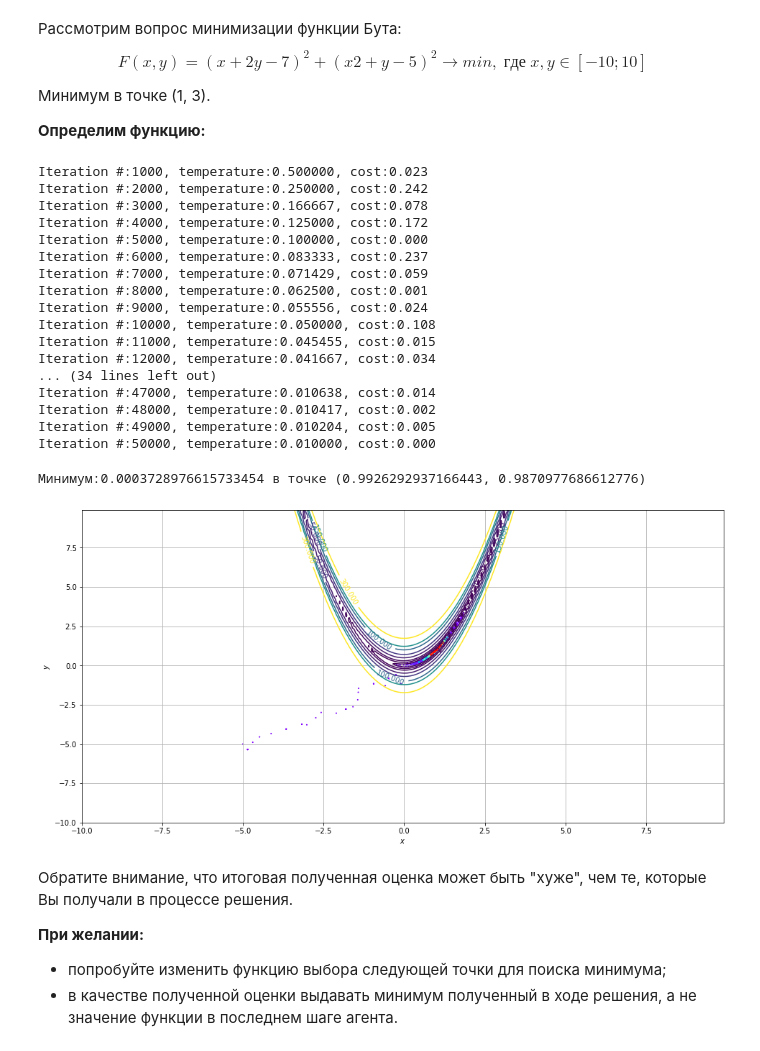
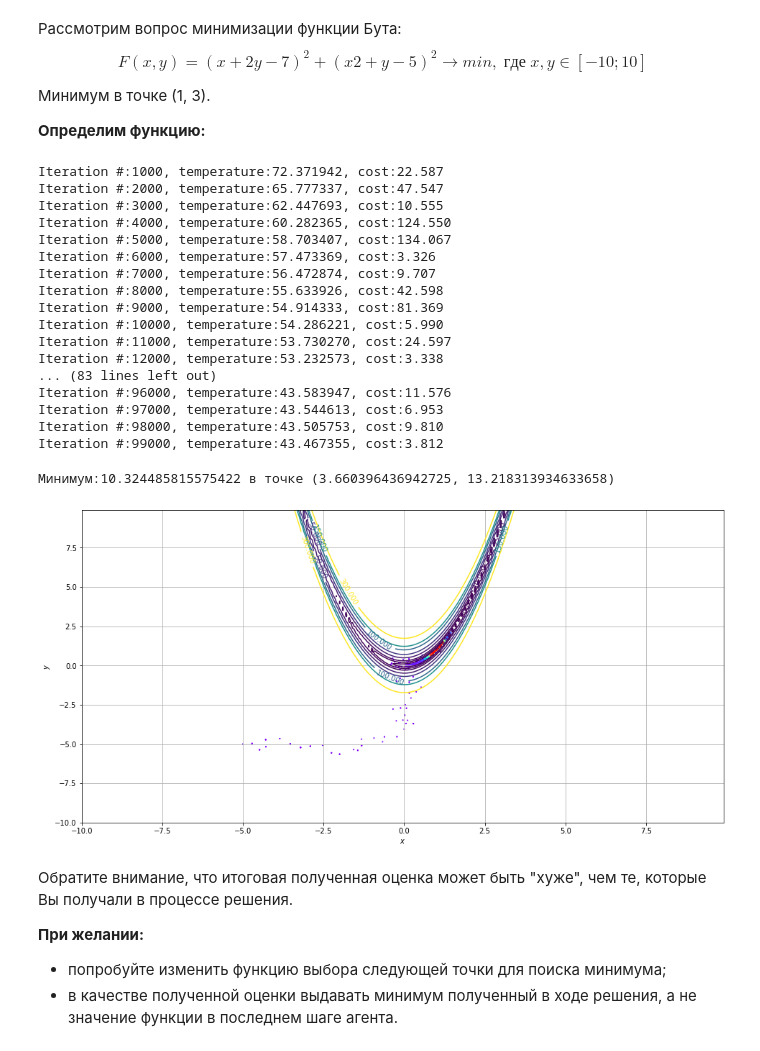
Before and after one commit to TikhonovDaniil/AINavigationControl5.2020, a Jupyter notebook: L1/L1_N1.ipynb, the cells around one changed output. Saved outputs shown, nothing was run; the diff lists cells and outputs as text; code cells hidden in the pictures.

```diff
--- a/L1/L1_N1.ipynb
+++ b/L1/L1_N1.ipynb
@@ -160,7 +160,8 @@ def simulated_annealing(f, xrange, yrange, fstate, initialTemperature, endTemper
                 state = stateCandidate
 
         # уменьшаем температуру (схема Коши)
-        T = initialTemperature / iterator;
+        #T = initialTemperature /iterator;
+        T = initialTemperature / np.log1p(iterator);
 
         # запись текущей точки
         lstate.append(state);
@@ -178,62 +179,62 @@ def simulated_annealing(f, xrange, yrange, fstate, initialTemperature, endTemper
 # запуск алгоритма
 point, cost, lstate = simulated_annealing(FRose, (-5, 5), (-5, 5), None, 500, 0.01);
 # %% [output]
-Iteration #:1000, temperature:0.500000, cost:0.023
-Iteration #:2000, temperature:0.250000, cost:0.242
-Iteration #:3000, temperature:0.166667, cost:0.078
-Iteration #:4000, temperature:0.125000, cost:0.172
-Iteration #:5000, temperature:0.100000, cost:0.000
-Iteration #:6000, temperature:0.083333, cost:0.237
-Iteration #:7000, temperature:0.071429, cost:0.059
-Iteration #:8000, temperature:0.062500, cost:0.001
-Iteration #:9000, temperature:0.055556, cost:0.024
-Iteration #:10000, temperature:0.050000, cost:0.108
-Iteration #:11000, temperature:0.045455, cost:0.015
-Iteration #:12000, temperature:0.041667, cost:0.034
-... (34 lines left out)
-Iteration #:47000, temperature:0.010638, cost:0.014
-Iteration #:48000, temperature:0.010417, cost:0.002
-Iteration #:49000, temperature:0.010204, cost:0.005
-Iteration #:50000, temperature:0.010000, cost:0.000
+Iteration #:1000, temperature:72.371942, cost:22.587
+Iteration #:2000, temperature:65.777337, cost:47.547
+Iteration #:3000, temperature:62.447693, cost:10.555
+Iteration #:4000, temperature:60.282365, cost:124.550
+Iteration #:5000, temperature:58.703407, cost:134.067
+Iteration #:6000, temperature:57.473369, cost:3.326
+Iteration #:7000, temperature:56.472874, cost:9.707
+Iteration #:8000, temperature:55.633926, cost:42.598
+Iteration #:9000, temperature:54.914333, cost:81.369
+Iteration #:10000, temperature:54.286221, cost:5.990
+Iteration #:11000, temperature:53.730270, cost:24.597
+Iteration #:12000, temperature:53.232573, cost:3.338
+... (83 lines left out)
+Iteration #:96000, temperature:43.583947, cost:11.576
+Iteration #:97000, temperature:43.544613, cost:6.953
+Iteration #:98000, temperature:43.505753, cost:9.810
+Iteration #:99000, temperature:43.467355, cost:3.812
 # %%
 print ('Минимум:{0} в точке ({1}, {2})'.format(cost, point[0], point[1]));
 # %% [output]
-Минимум:0.0003728976615733454 в точке (0.9926292937166443, 0.9870977686612776)
+Минимум:10.324485815575422 в точке (3.660396436942725, 13.218313934633658)
 # %%
 # установка размера графика
 plt.rcParams['figure.figsize'] = (16,8)
 
 # создание графики
 fig = plt.figure()
 
 # определение данных
 X = np.arange(-10, 10, .1)
 Y = np.arange(-10, 10, .1)
 X, Y = np.meshgrid(X, Y)
 
-Z = FButa(X,Y)
+Z = FRose(X,Y)
 
 # вывод функции (1)
 ax = fig.add_subplot(1, 1, 1)
 ax.set_xlabel('$x$')
 ax.set_ylabel('$y$')
 
 # построение линий уровня
 cs = ax.contour(X, Y, Z, [0,2,5,10,25,50,100,150,300]);
 
 # вывод точек
 p = np.array(lstate);
 colors = cm.rainbow(np.linspace(0, 1, len(p)))
 ax.scatter(p[:,0], p[:,1], s = 1, color = colors)
 
 # добавление подписей к линиям уровня
 ax.clabel(cs);
 
 ax.grid();
 
 plt.show()
 # %% [output]
-[figure, old version]
+[figure, new version]
 # %% [markdown]
 Обратите внимание, что итоговая полученная оценка может быть "хуже", чем те, которые Вы получали в процессе решения.
 
```
Also changed, not shown: parts of 1 cell of this notebook.
